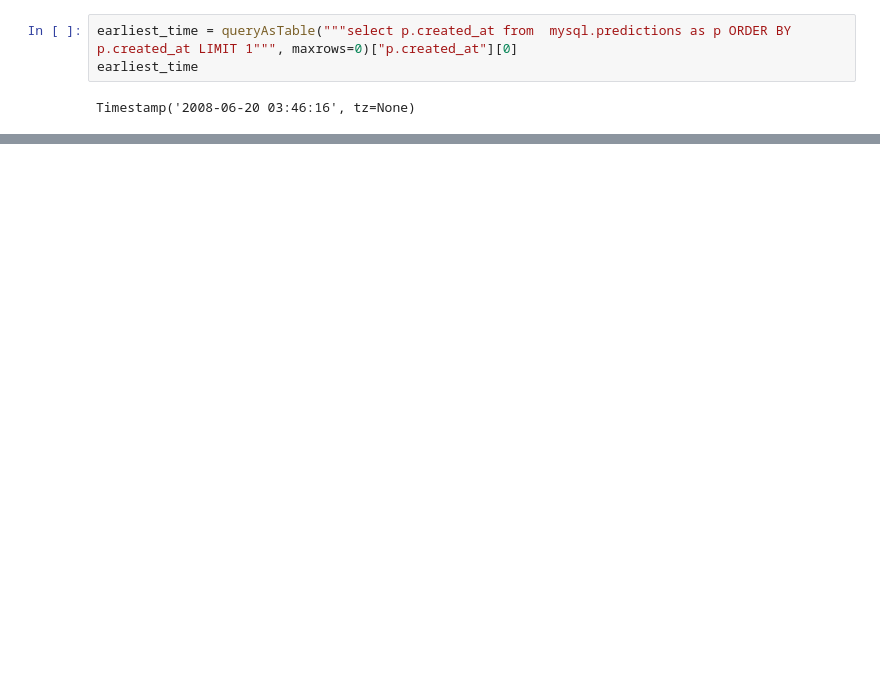
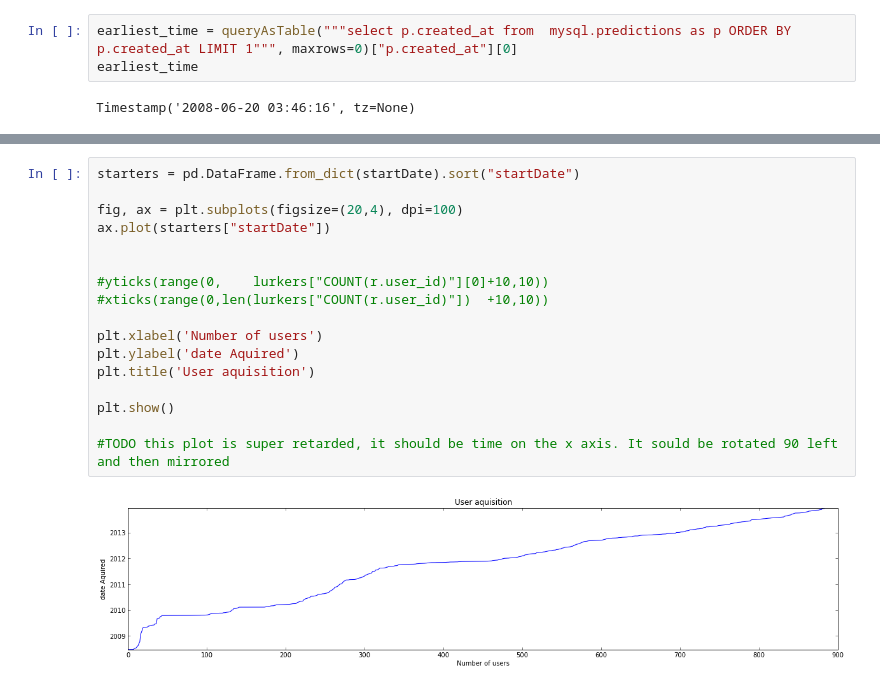
Before and after one commit to notionparallax/GA-DataScience, a Jupyter notebook: Prediction book analysis/PB analysis of users.ipynb, the cells around one changed output, grey strips where cells are left out. Cells and saved outputs as stored; diff of their text form; blank space fills up the shorter version.

```diff
--- a/Prediction book analysis/PB analysis of users.ipynb
+++ b/Prediction book analysis/PB analysis of users.ipynb
@@ -1037,0 +1139,19 @@ This graph shows the number of 'lurkers' and how active they are. There are 2 us
+# %%
+starters = pd.DataFrame.from_dict(startDate).sort("startDate")
+
+fig, ax = plt.subplots(figsize=(20,4), dpi=100)
+ax.plot(starters["startDate"])
+
+
+#yticks(range(0,    lurkers["COUNT(r.user_id)"][0]+10,10))
+#xticks(range(0,len(lurkers["COUNT(r.user_id)"])  +10,10))
+
+plt.xlabel('Number of users')
+plt.ylabel('date Aquired')
+plt.title('User aquisition')
+
+plt.show()
+
+#TODO this plot is super retarded, it should be time on the x axis. It sould be rotated 90 left and then mirrored
+# %% [output]
+[figure, added]
```
Also changed, not shown: parts of 33 cells of this notebook.
